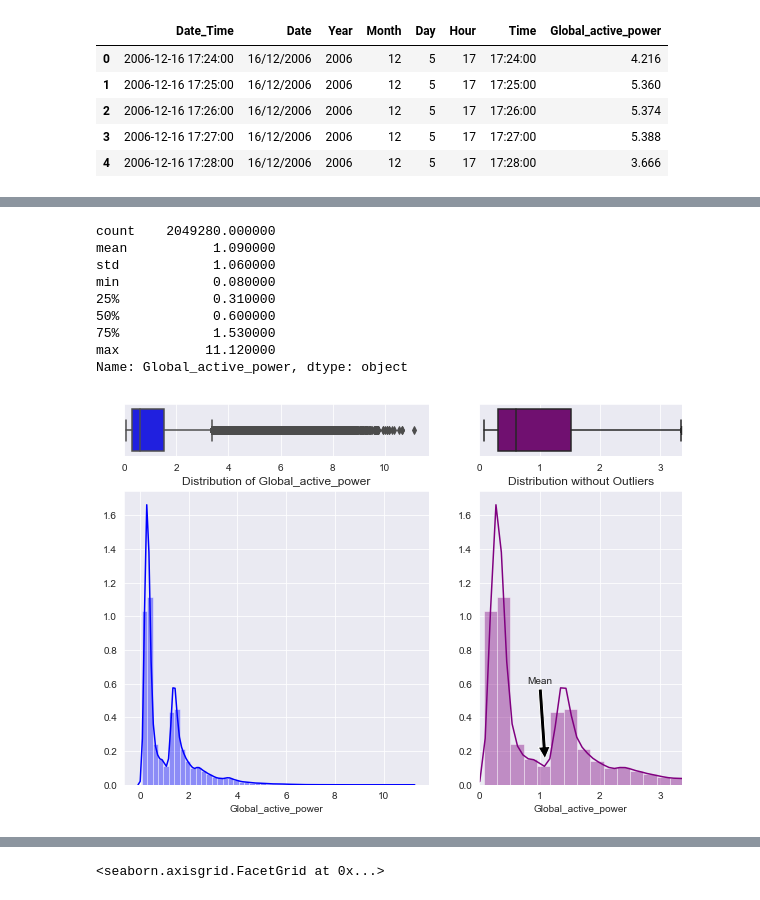
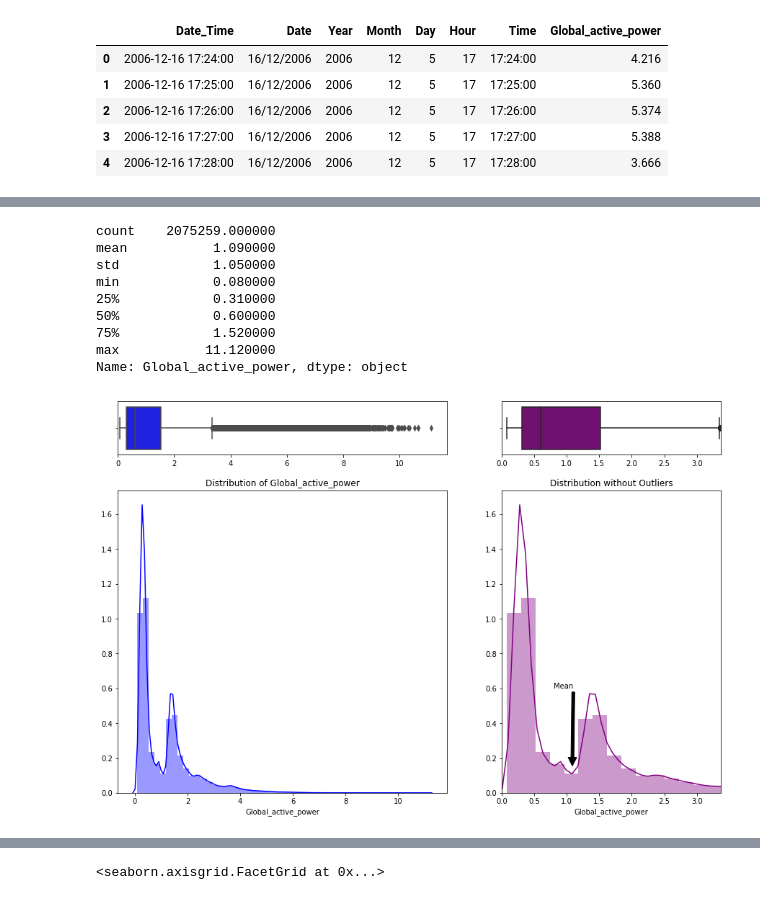
Before and after one commit to mkivenson/Household-Power-Consumption, a Jupyter notebook: Energy_Analysis.ipynb, the cells around one changed output, grey strips where cells are left out. Saved outputs shown, nothing was run; the diff lists cells and outputs as text; code cells hidden in the pictures.

```diff
--- a/Energy_Analysis.ipynb
+++ b/Energy_Analysis.ipynb
@@ -23,6 +45,6 @@ py.tools.set_credentials_file(username='mkivenson', api_key='Y19BsRhiyhvFyZe72Gz
 # %%
 #Import data file
-path = 'household_power_consumption.txt'
+path = 'https://media.githubusercontent.com/media/mkivenson/Household-Power-Consumption/master/household_power_consumption.txt'
 
 dtypes = {'Date': str,
           'Time': str,
@@ -34,6 +56,6 @@ dtypes = {'Date': str,
           'Sub_metering_2': float,
           'Sub_metering_3': float}
 
-#drop na values
+#Deal with missing values
 energy = pd.read_csv(path, sep=';',dtype=dtypes, na_values="?")
-energy = energy.dropna()
+energy = energy.fillna(method='ffill')
@@ -64,37 +94,47 @@ energy.head()
 # %%
 np.round(energy['Global_active_power'].describe(), 2).apply(lambda x: format(x, 'f'))
 # %% [output]
-count    2049280.000000
+count    2075259.000000
 mean           1.090000
-std            1.060000
+std            1.050000
 min            0.080000
 25%            0.310000
 50%            0.600000
-75%            1.530000
+75%            1.520000
 max           11.120000
 Name: Global_active_power, dtype: object
 # %%
-f, axes = plt.subplots(2,2, figsize=(10, 7), sharex=False, gridspec_kw={"height_ratios": (.15, .85),
-                                                                       "width_ratios":(.60,.40)})
+# Create subplots
+f, axes = plt.subplots(2,
+                       2,
+                       figsize=(15, 10),
+                       sharex=False,
+                       gridspec_kw={"height_ratios": (.15, .85),"width_ratios":(.60,.40)})
+#Main boxplot
 sns.boxplot(energy["Global_active_power"] , color="blue", ax=axes[0,0])
 axes[0,0].set_xlabel('')
 axes[0,0].set_xlim(0, None)
+
+#Main distribution
 sns.distplot(energy["Global_active_power"] , color="blue", ax=axes[1,0])
 axes[0,0].set_xlim(0, None)
 axes[1,0].set_title('Distribution of Global_active_power')
 
+#Zoom boxplot
 sns.boxplot(energy["Global_active_power"], color="purple", ax=axes[0,1])
 axes[0,1].set_xlabel('')
 axes[0,1].set_xlim(0, 3.37)
 
+#Zoom distribution
 sns.distplot(energy["Global_active_power"], color="purple", ax=axes[1,1])
 axes[1,1].set_title('Distribution without Outliers')
 axes[1,1].set_xlim(0, 3.37)
-# Annotate
+
+# Add an arrow to mark the mean value
 axes[1,1].annotate(
 'Mean', xy=(energy["Global_active_power"].mean(), .15), xytext=(.8, .6),
 arrowprops=dict(facecolor='black', shrink=0.01))
 
 plt.show()
 # %% [output]
-[figure, old version]
+[figure, new version]
```
Also changed, not shown: parts of 63 cells of this notebook, 2 other files.
